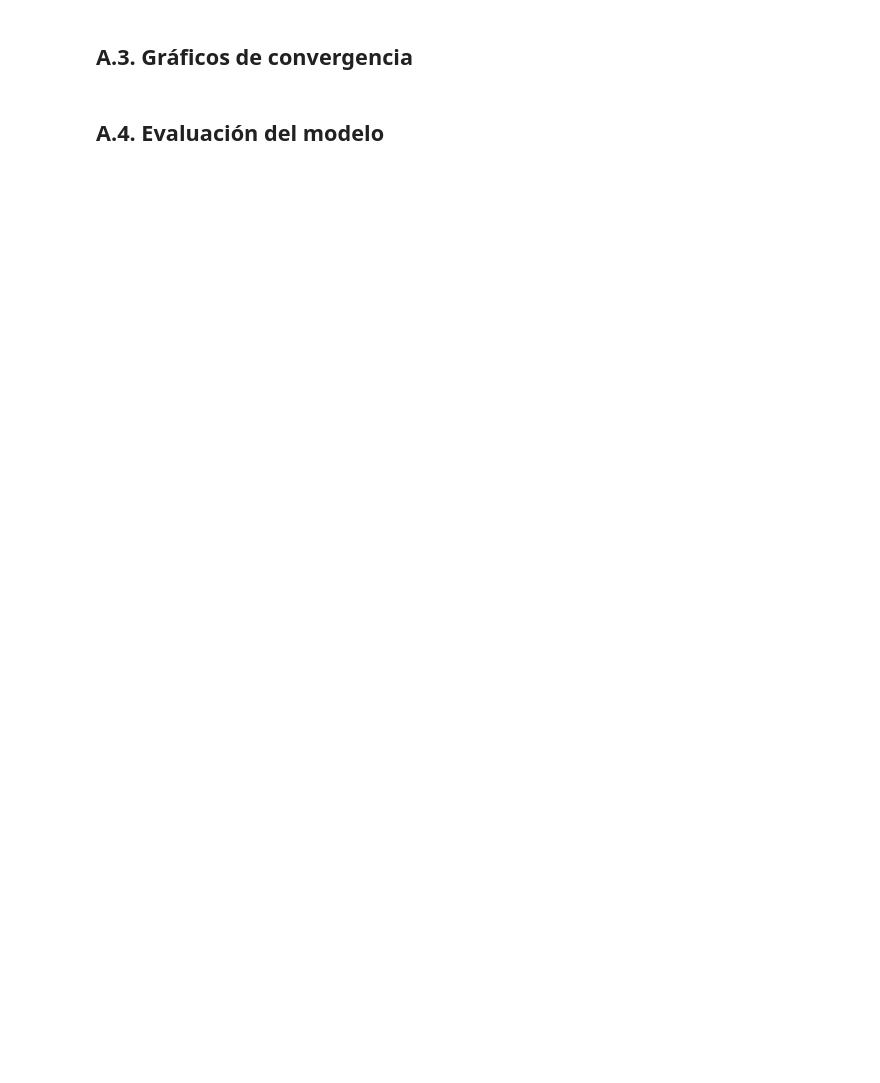
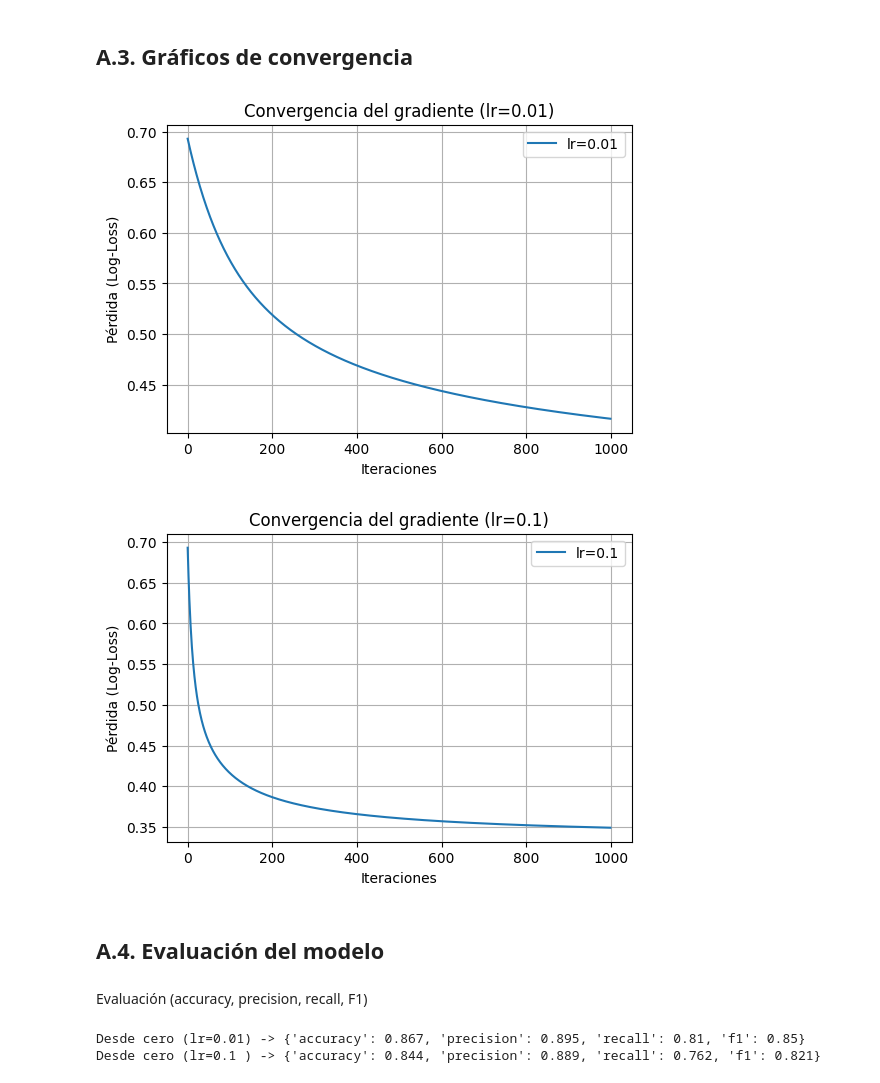
Before and after one commit to WilderSr99/ENEI-2025-ML1-Tarea2, a Jupyter notebook: src/ParteA_Logistic_Binaria.ipynb, the cells around one changed output. Drawn from its saved outputs; the diff is of its cells as text; code cells hidden in the pictures; blank space fills up the shorter version.

```diff
--- a/src/ParteA_Logistic_Binaria.ipynb
+++ b/src/ParteA_Logistic_Binaria.ipynb
@@ -114,0 +93,4 @@ plt.show()
+# %%
+X_train, X_test, y_train, y_test, feature_names = load_heart_data()
+print("Sanity NaN (deben ser False False):",
+      np.isnan(X_train).any(), np.isnan(X_test).any())
@@ -116,0 +105,3 @@ plt.show()
+# %%
+w1, b1, losses1 = logistic_regression_train(X_train, y_train, lr=0.01, n_iter=1000)
+w2, b2, losses2 = logistic_regression_train(X_train, y_train, lr=0.1,  n_iter=1000)
@@ -117,4 +129,26 @@ plt.show()
 # %% [markdown]
 ## A.3. Gráficos de convergencia
+# %%
+# ==============================================================
+# A.3. Gráficos de convergencia
+# ==============================================================
+
+plot_convergence(losses1, lr=0.01, save_path="../report/figuras/curva_convergencia_binaria.png")
+plot_convergence(losses2, lr=0.1)
+# %% [output]
+[figure, added]
+[figure, added]
 # %% [markdown]
 ## A.4. Evaluación del modelo
+# %% [markdown]
+Evaluación (accuracy, precision, recall, F1)
+# %%
+y_pred1 = predict(X_test, w1, b1)
+y_pred2 = predict(X_test, w2, b2)
+
+print("Desde cero (lr=0.01) ->", evaluate_classification(y_test, y_pred1))
+print("Desde cero (lr=0.1 ) ->", evaluate_classification(y_test, y_pred2))
+# ==============================================================
+# %% [output]
+Desde cero (lr=0.01) -> {'accuracy': 0.867, 'precision': 0.895, 'recall': 0.81, 'f1': 0.85}
+Desde cero (lr=0.1 ) -> {'accuracy': 0.844, 'precision': 0.889, 'recall': 0.762, 'f1': 0.821}
```
Also changed, not shown: parts of 29 cells of this notebook, 9 other files.
